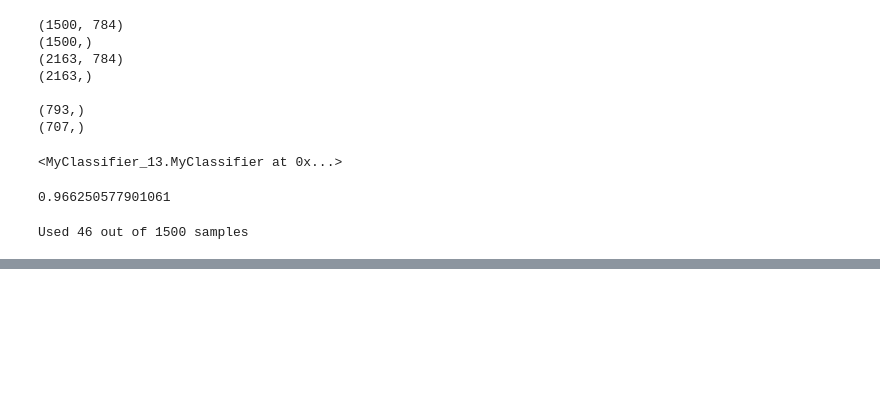
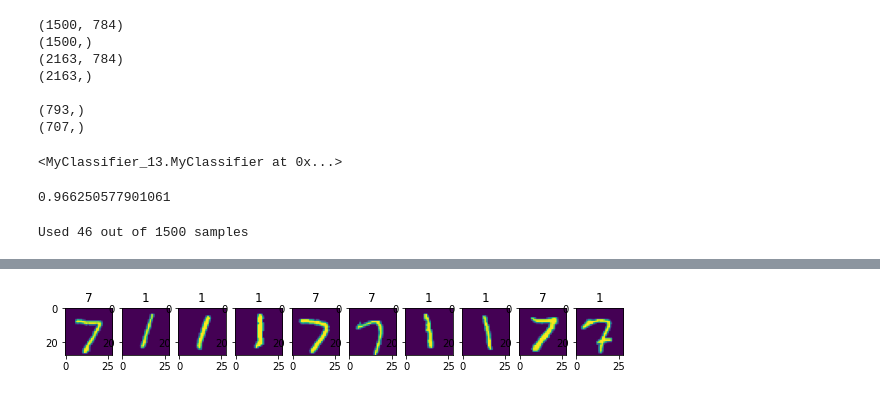
Before and after one commit to RyGuy101/ECE236A-Project, a Jupyter notebook: Driver Notebook.ipynb, the cells around one changed output, grey strips where cells are left out. Cells and saved outputs as stored; diff of their text form; code cells hidden in the pictures; blank space fills up the shorter version.

```diff
--- a/Driver Notebook.ipynb
+++ b/Driver Notebook.ipynb
@@ -121,0 +154,14 @@ print(percentage_correct(inferences, s_test))
+# %%
+def show_test_result(i,ax):
+    im = y_test[i].reshape(28,28)
+    ax.imshow(im)
+    if inferences[i] == 1:
+        ax.set_title('1')
+    elif inferences[i] == -1:
+        ax.set_title('7')
+# %%
+fig, axes = plt.subplots(1,10, figsize=(10,10))
+for i, ax in enumerate(axes):
+    show_test_result(i, ax)
+# %% [output]
+[figure, added]
```
Also changed, not shown: parts of 6 cells of this notebook, 2 other files.
